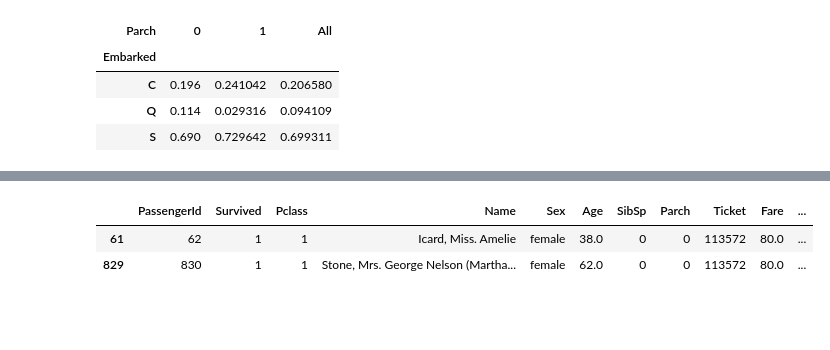
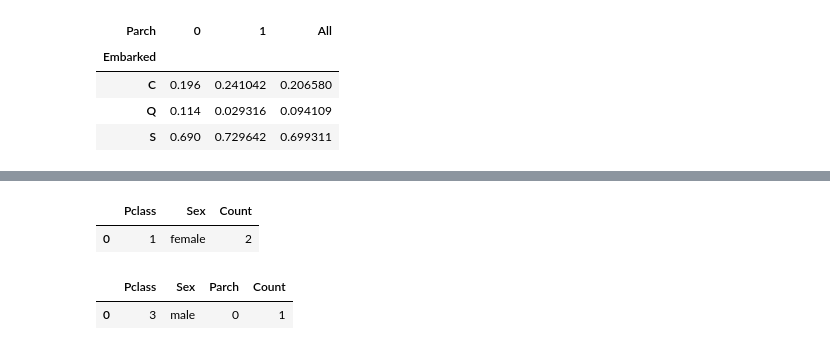
Before and after one commit to sanjeevgadre/Kaggle-Titanic, a Jupyter notebook: Python/scripts/Part-1-EDA-Preprocessing-LearningCurves.ipynb, the cells around one changed output, grey strips where cells are left out. Saved outputs shown, nothing was run; the diff lists cells and outputs as text; code cells hidden in the pictures; blank space fills up the shorter version.

```diff
--- a/Python/scripts/Part-1-EDA-Preprocessing-LearningCurves.ipynb
+++ b/Python/scripts/Part-1-EDA-Preprocessing-LearningCurves.ipynb
@@ -525,6 +526,10 @@ pd.crosstab(index = dat['Embarked'], columns = dat['Parch'], normalize = 'column
 # %%
-dat.loc[dat['Embarked'].isna(), :]
+dat.loc[dat['Embarked'].isna(), ['Pclass', 'Sex']].groupby(['Pclass', 'Sex']).size().rename('Count').reset_index()
 # %% [output]
-|  | PassengerId | Survived | Pclass | Name | Sex | Age | SibSp | Parch | Ticket | Fare | ... |
-| 61 | 62 | 1 | 1 | Icard, Miss. Amelie | female | 38.0 | 0 | 0 | 113572 | 80.0 | ... |
-| 829 | 830 | 1 | 1 | Stone, Mrs. George Nelson (Martha... | female | 62.0 | 0 | 0 | 113572 | 80.0 | ... |
+|  | Pclass | Sex | Count |
+| 0 | 1 | female | 2 |
+# %%
+dat.loc[dat['Fare'].isna(), ['Pclass', 'Sex', 'Parch']].groupby(['Pclass', 'Sex', 'Parch']).size().rename('Count').reset_index()
+# %% [output]
+|  | Pclass | Sex | Parch | Count |
+| 0 | 3 | male | 0 | 1 |
```
Also changed, not shown: parts of 17 cells of this notebook, 1 other file.
